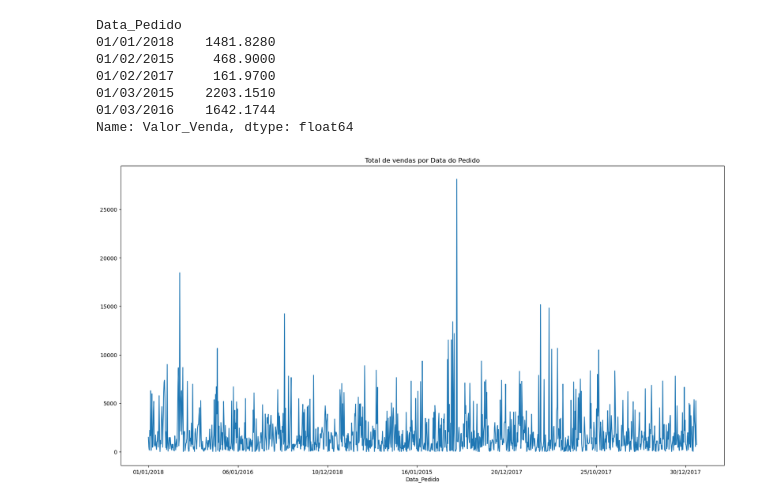
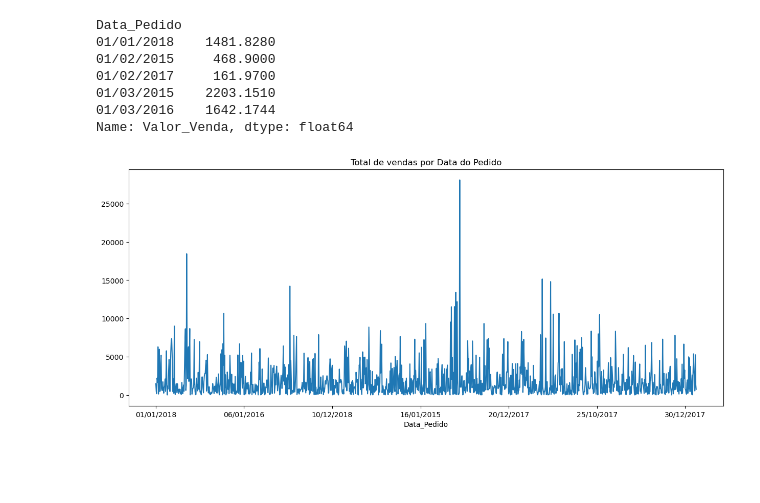
Before and after one commit to rodrigofdl/analise_exploratoria_varejo, a Jupyter notebook: analise_exploratoria_varejo.ipynb, the cells around one changed output. Saved outputs shown, nothing was run; the diff lists cells and outputs as text; code cells hidden in the pictures; blank space fills up the shorter version.

```diff
--- a/analise_exploratoria_varejo.ipynb
+++ b/analise_exploratoria_varejo.ipynb
@@ -143,9 +143,9 @@ Data_Pedido
 01/03/2016    1642.1744
 Name: Valor_Venda, dtype: float64
 # %%
-plt.figure(figsize = (20, 10))
+plt.figure(figsize = (15, 6))
 df_p2.plot(x = 'Data_Pedido', y = 'Valor_Venda')
 plt.title('Total de vendas por Data do Pedido')
 plt.show()
 # %% [output]
-[figure, old version]
+[figure, new version]
```
